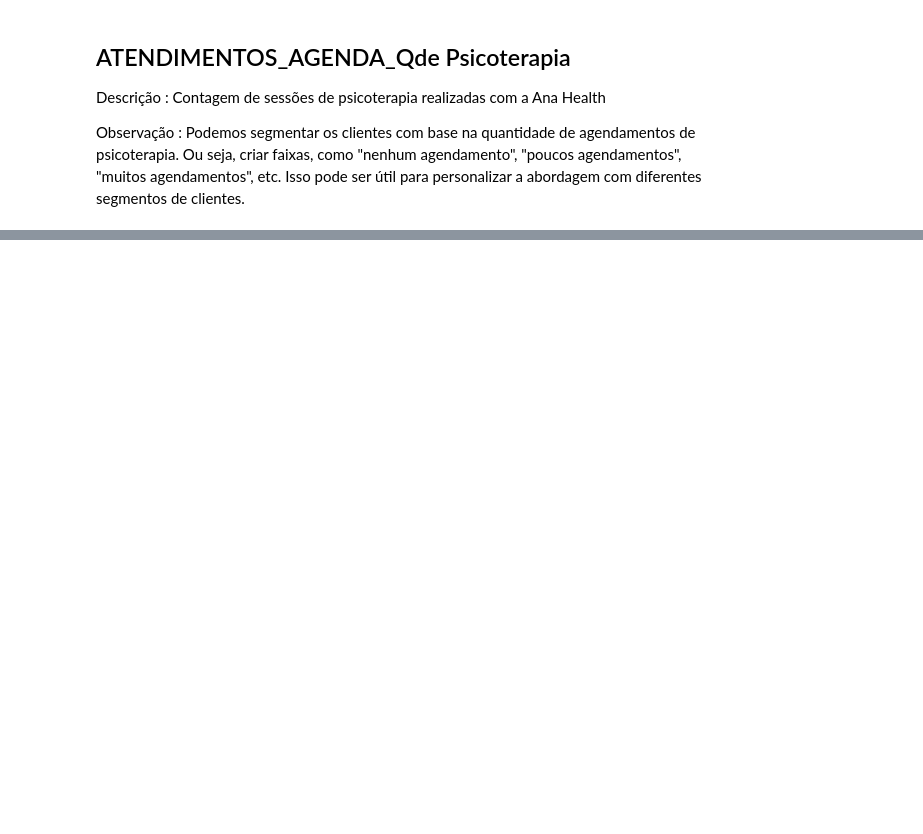
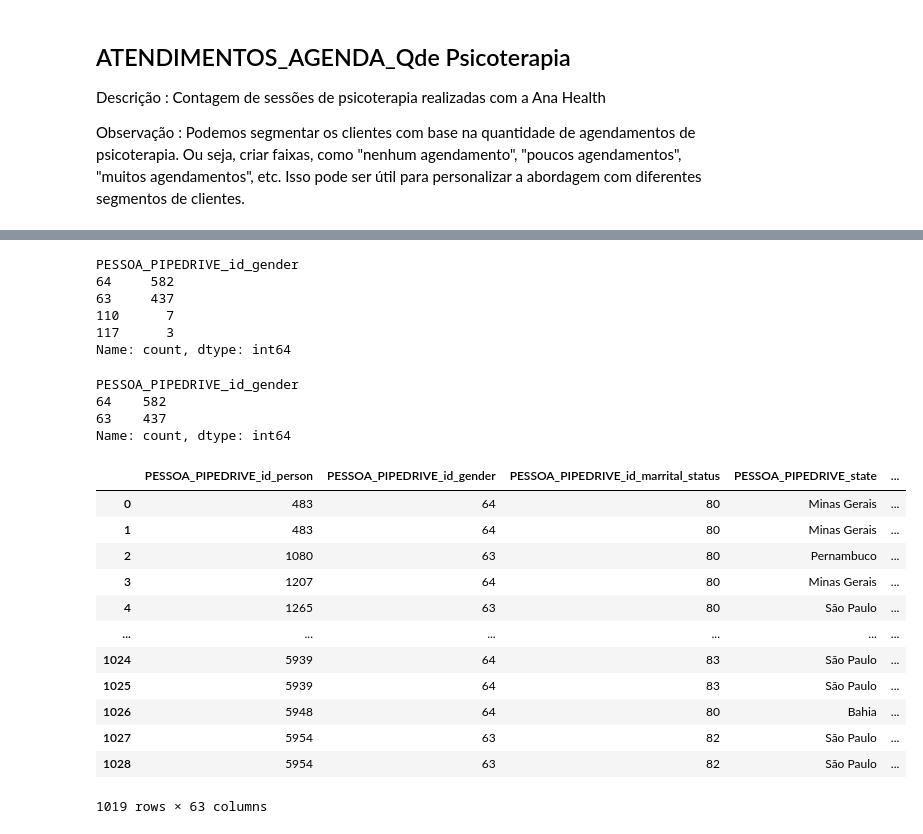
Before and after one commit to alessitomas/streamlit-deploy, a Jupyter notebook: src/notebooks/01_feature_engineering.ipynb, the cells around one changed output, grey strips where cells are left out. Cells and saved outputs as stored; diff of their text form; code cells hidden in the pictures; blank space fills up the shorter version.

Commit message:
feat : city , marrital, state,gender

```diff
--- a/src/notebooks/01_feature_engineering.ipynb
+++ b/src/notebooks/01_feature_engineering.ipynb
@@ -427,0 +503,34 @@ Name: count, dtype: int64
+# %%
+data["PESSOA_PIPEDRIVE_id_gender"].value_counts()
+# %% [output]
+PESSOA_PIPEDRIVE_id_gender
+64     582
+63     437
+110      7
+117      3
+Name: count, dtype: int64
+# %%
+data = data[data["PESSOA_PIPEDRIVE_id_gender"].isin([64,63])]
+# %%
+data["PESSOA_PIPEDRIVE_id_gender"].value_counts()
+# %% [output]
+PESSOA_PIPEDRIVE_id_gender
+64    582
+63    437
+Name: count, dtype: int64
+# %%
+data
+# %% [output]
+|  | PESSOA_PIPEDRIVE_id_person | PESSOA_PIPEDRIVE_id_gender | PESSOA_PIPEDRIVE_id_marrital_status | PESSOA_PIPEDRIVE_state | ... |
+| 0 | 483 | 64 | 80 | Minas Gerais | ... |
+| 1 | 483 | 64 | 80 | Minas Gerais | ... |
+| 2 | 1080 | 63 | 80 | Pernambuco | ... |
+| 3 | 1207 | 64 | 80 | Minas Gerais | ... |
+| 4 | 1265 | 63 | 80 | São Paulo | ... |
+| ... | ... | ... | ... | ... | ... |
+| 1024 | 5939 | 64 | 83 | São Paulo | ... |
+| 1025 | 5939 | 64 | 83 | São Paulo | ... |
+| 1026 | 5948 | 64 | 80 | Bahia | ... |
+| 1027 | 5954 | 63 | 82 | São Paulo | ... |
+| 1028 | 5954 | 63 | 82 | São Paulo | ... |
+1019 rows × 63 columns
```
Also changed, not shown: parts of 57 cells of this notebook, 1 other file.
